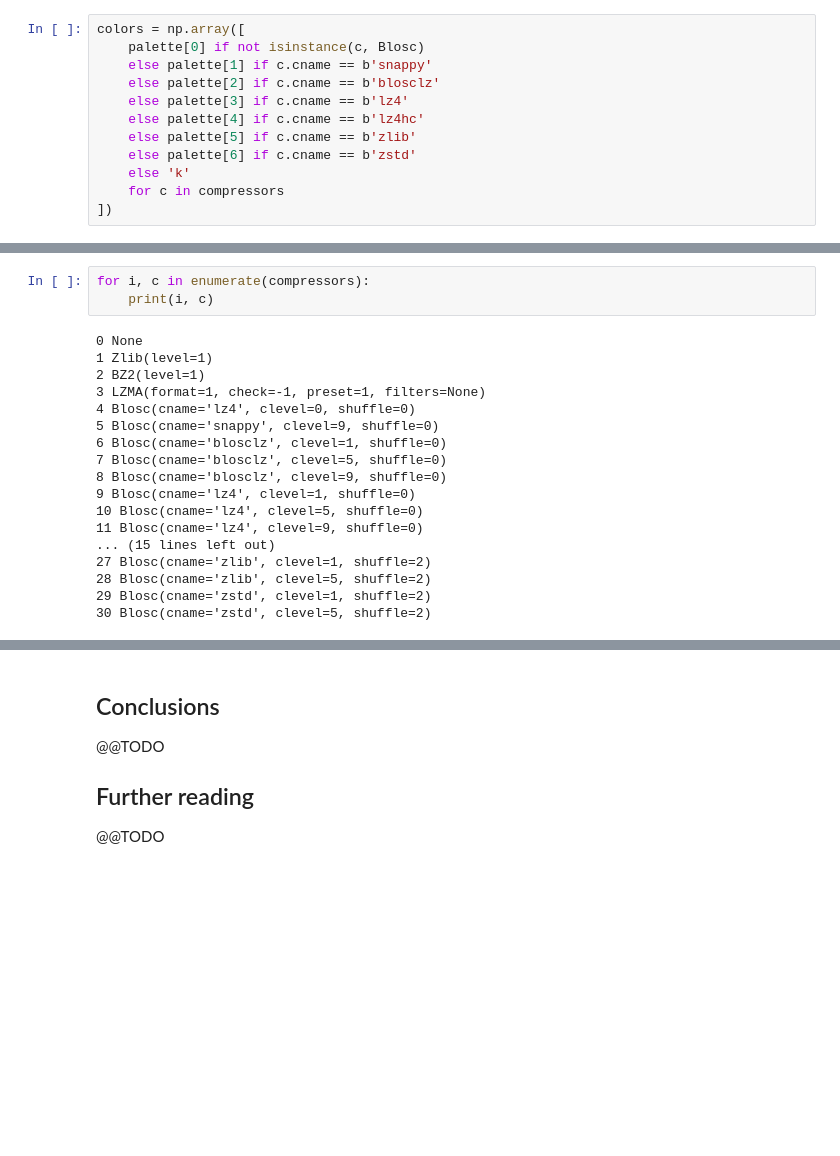
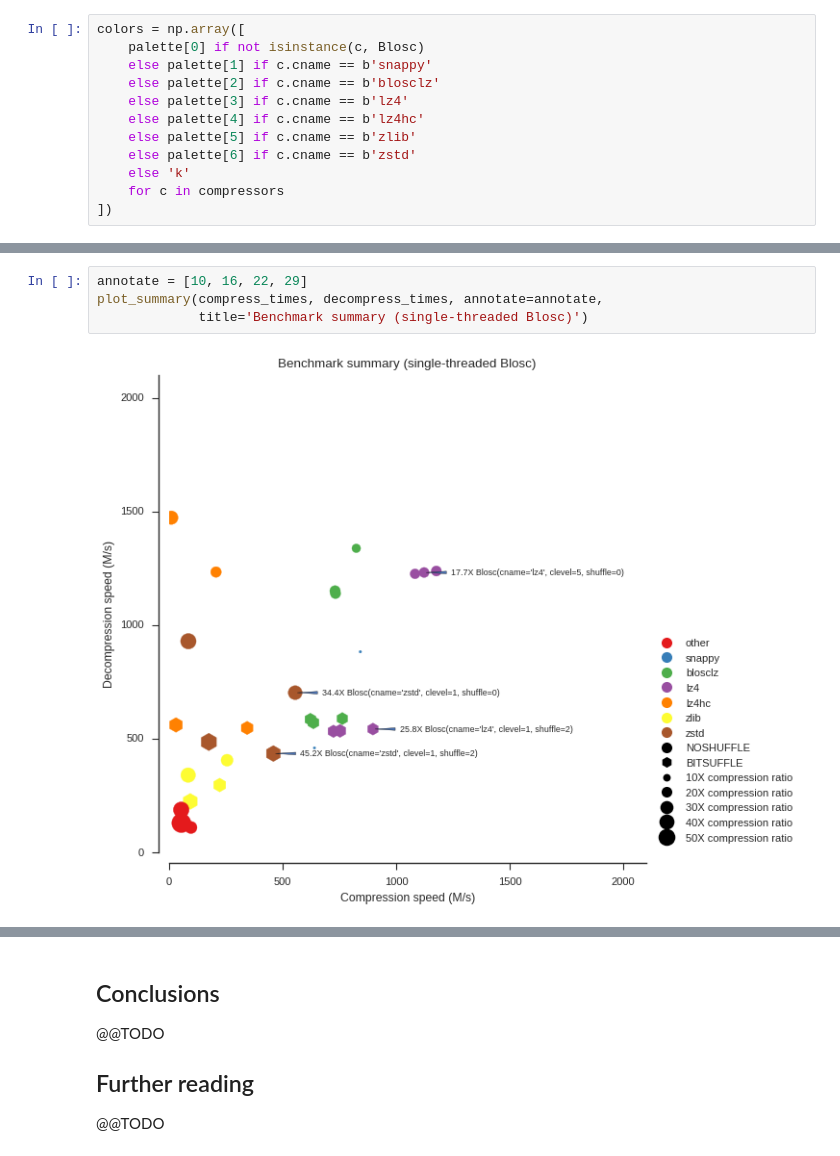
Before and after one commit to alimanfoo/alimanfoo.github.io, a Jupyter notebook: _posts/2016-09-21-genotype-compression-benchmark.ipynb, the cells around one changed output, grey strips where cells are left out. Cells and saved outputs as stored; diff of their text form; blank space fills up the shorter version.

```diff
--- a/_posts/2016-09-21-genotype-compression-benchmark.ipynb
+++ b/_posts/2016-09-21-genotype-compression-benchmark.ipynb
@@ -280,22 +297,7 @@ def plot_summary(ctimes, dtimes, xlim=(0, 2100), ylim=(0, 2100), annotate=[]):
-# %%
-for i, c in enumerate(compressors):
-    print(i, c)
-# %% [output]
-0 None
-1 Zlib(level=1)
-2 BZ2(level=1)
-3 LZMA(format=1, check=-1, preset=1, filters=None)
-4 Blosc(cname='lz4', clevel=0, shuffle=0)
-5 Blosc(cname='snappy', clevel=9, shuffle=0)
-6 Blosc(cname='blosclz', clevel=1, shuffle=0)
-7 Blosc(cname='blosclz', clevel=5, shuffle=0)
-8 Blosc(cname='blosclz', clevel=9, shuffle=0)
-9 Blosc(cname='lz4', clevel=1, shuffle=0)
-10 Blosc(cname='lz4', clevel=5, shuffle=0)
-11 Blosc(cname='lz4', clevel=9, shuffle=0)
-... (15 lines left out)
-27 Blosc(cname='zlib', clevel=1, shuffle=2)
-28 Blosc(cname='zlib', clevel=5, shuffle=2)
-29 Blosc(cname='zstd', clevel=1, shuffle=2)
-30 Blosc(cname='zstd', clevel=5, shuffle=2)
+# %%
+annotate = [10, 16, 22, 29]
+plot_summary(compress_times, decompress_times, annotate=annotate,
+             title='Benchmark summary (single-threaded Blosc)')
+# %% [output]
+[figure, added]
 # %%
```
Also changed, not shown: parts of 20 cells of this notebook, 19 other files.
